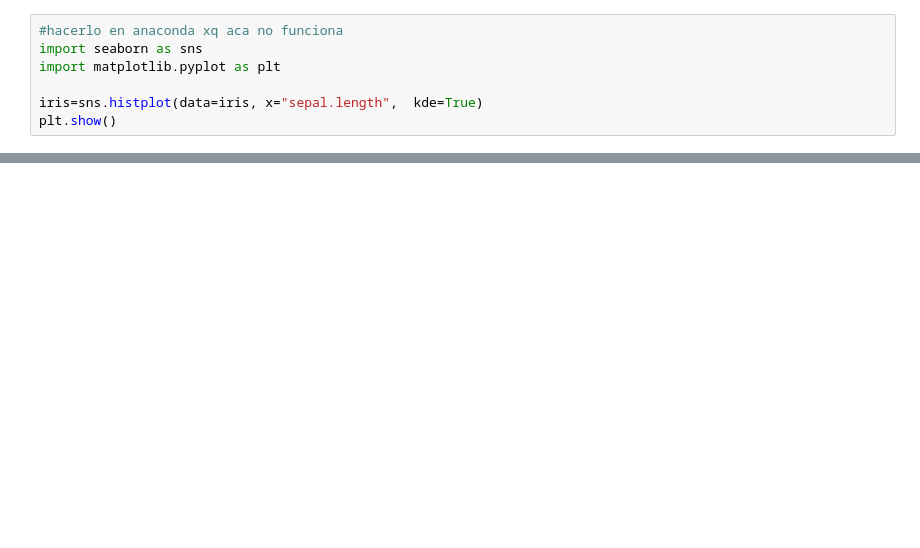
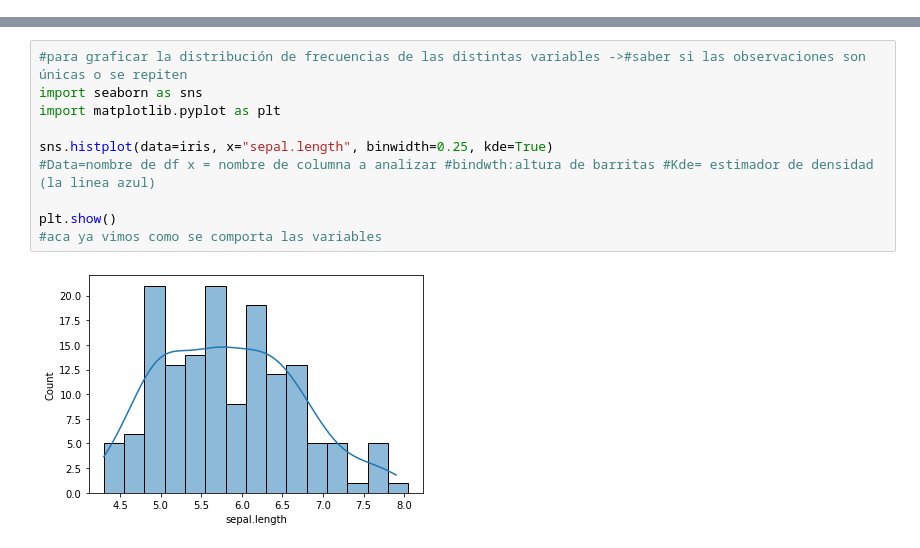
Before and after one commit to juanantunez/fundamento_de_informatica1, a Jupyter notebook: para_2do_parcial_fundinfo/teoria_cs_datos/clistering.ipynb, the cells around one changed output, grey strips where cells are left out. Cells and saved outputs as stored; diff of their text form; blank space fills up the shorter version.

```diff
--- a/para_2do_parcial_fundinfo/teoria_cs_datos/clistering.ipynb
+++ b/para_2do_parcial_fundinfo/teoria_cs_datos/clistering.ipynb
@@ -39,7 +11,0 @@ WARNING: There was an error checking the latest version of pip.
-# %%
-#hacerlo en anaconda xq aca no funciona
-import seaborn as sns
-import matplotlib.pyplot as plt
-
-iris=sns.histplot(data=iris, x="sepal.length",  kde=True)
-plt.show()
@@ -57,0 +18,12 @@ WARNING: There was an error checking the latest version of pip.
+# %%
+#para graficar la distribución de frecuencias de las distintas variables ->#saber si las observaciones son únicas o se repiten
+import seaborn as sns
+import matplotlib.pyplot as plt
+
+sns.histplot(data=iris, x="sepal.length", binwidth=0.25, kde=True)
+#Data=nombre de df x = nombre de columna a analizar #bindwth:altura de barritas #Kde= estimador de densidad (la linea azul)
+
+plt.show()
+#aca ya vimos como se comporta las variables
+# %% [output]
+[figure, added]
```
Also changed, not shown: parts of 28 cells of this notebook, 2 other files.
